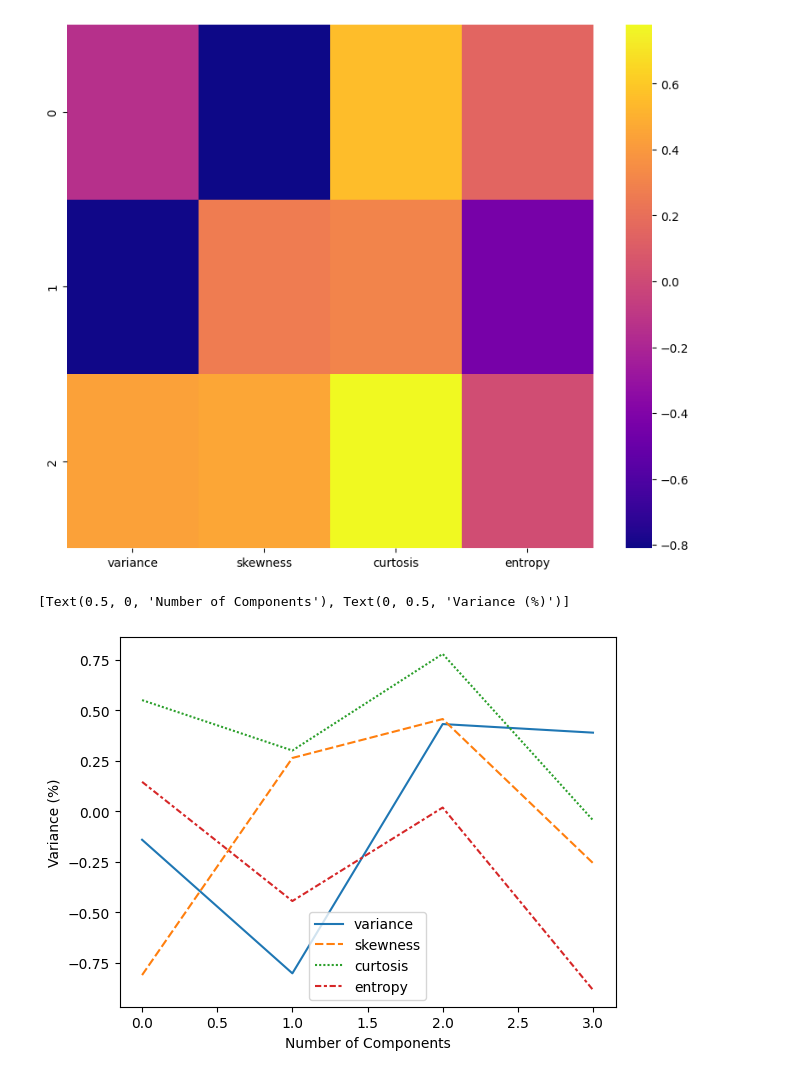
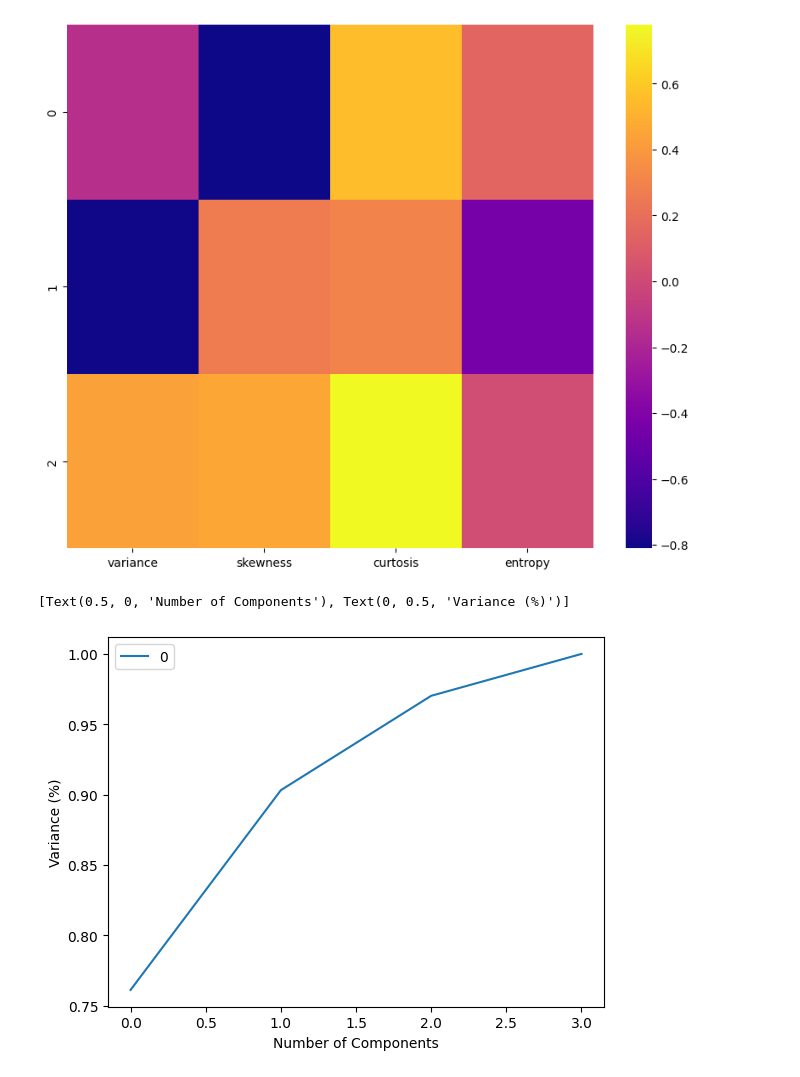
Before and after one commit to bhermus/CSC732_hw1, a Jupyter notebook: Problem1_3.ipynb, the cells around one changed output. Drawn from its saved outputs; the diff is of its cells as text; code cells hidden in the pictures.

```diff
--- a/Problem1_3.ipynb
+++ b/Problem1_3.ipynb
@@ -220,12 +220,13 @@ sns.heatmap(df_comp,cmap='plasma')
 <Axes: >
 [figure]
 # %%
-data_pca = pd.DataFrame(pca.components_, columns=X.columns)
+# data_pca = pd.DataFrame(pca.components_, columns=X.columns)
+data_pca = pd.DataFrame(data=np.cumsum(pca.explained_variance_ratio_))
 pca = PCA().fit(X)
 #Plotting the Cumulative Summation of the Explained Variance
 plt.figure()
 ax = sns.lineplot(data=data_pca)
 ax.set(xlabel="Number of Components", ylabel="Variance (%)")
 # %% [output]
 [Text(0.5, 0, 'Number of Components'), Text(0, 0.5, 'Variance (%)')]
-[figure, old version]
+[figure, new version]
```
